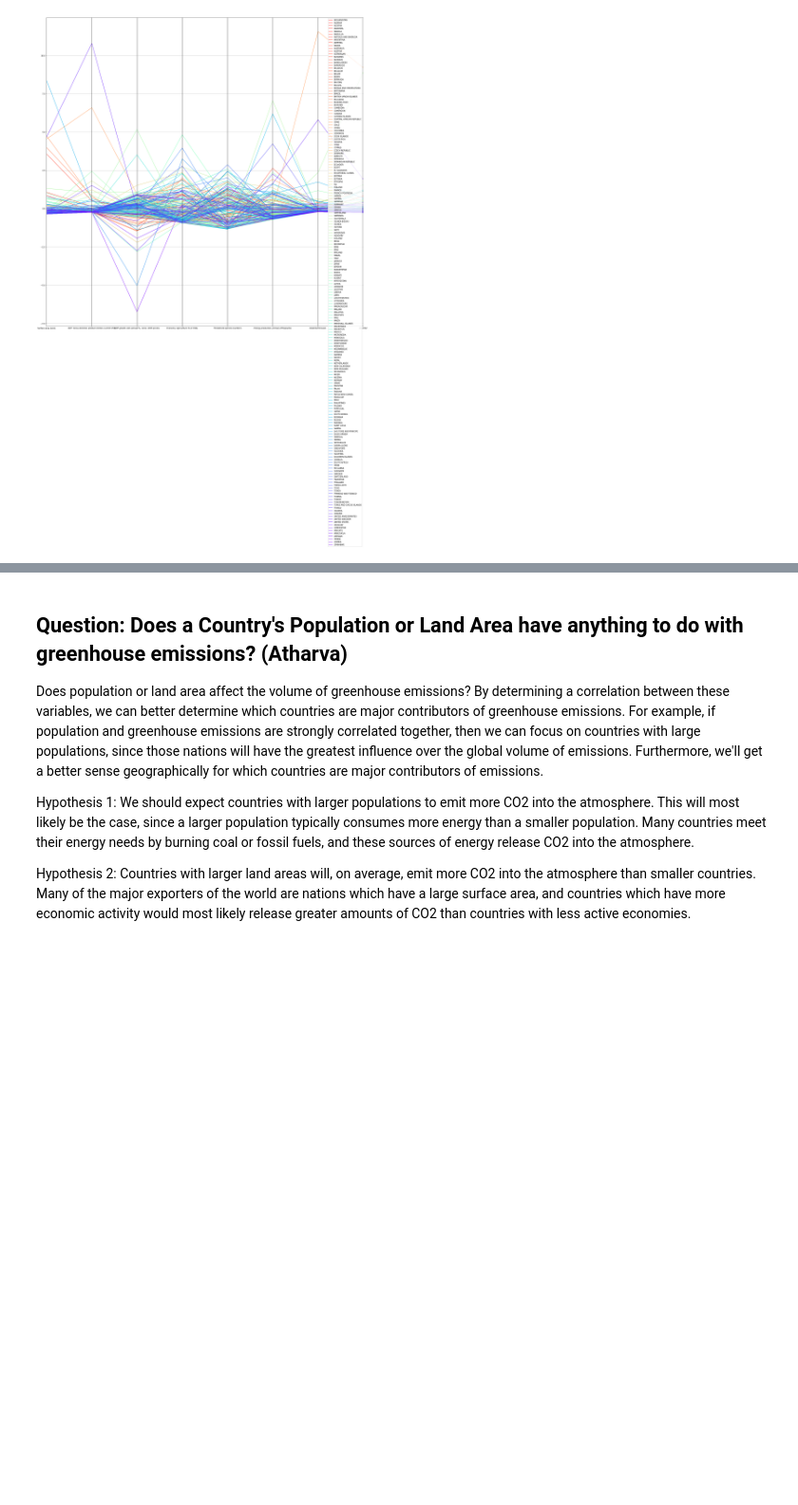
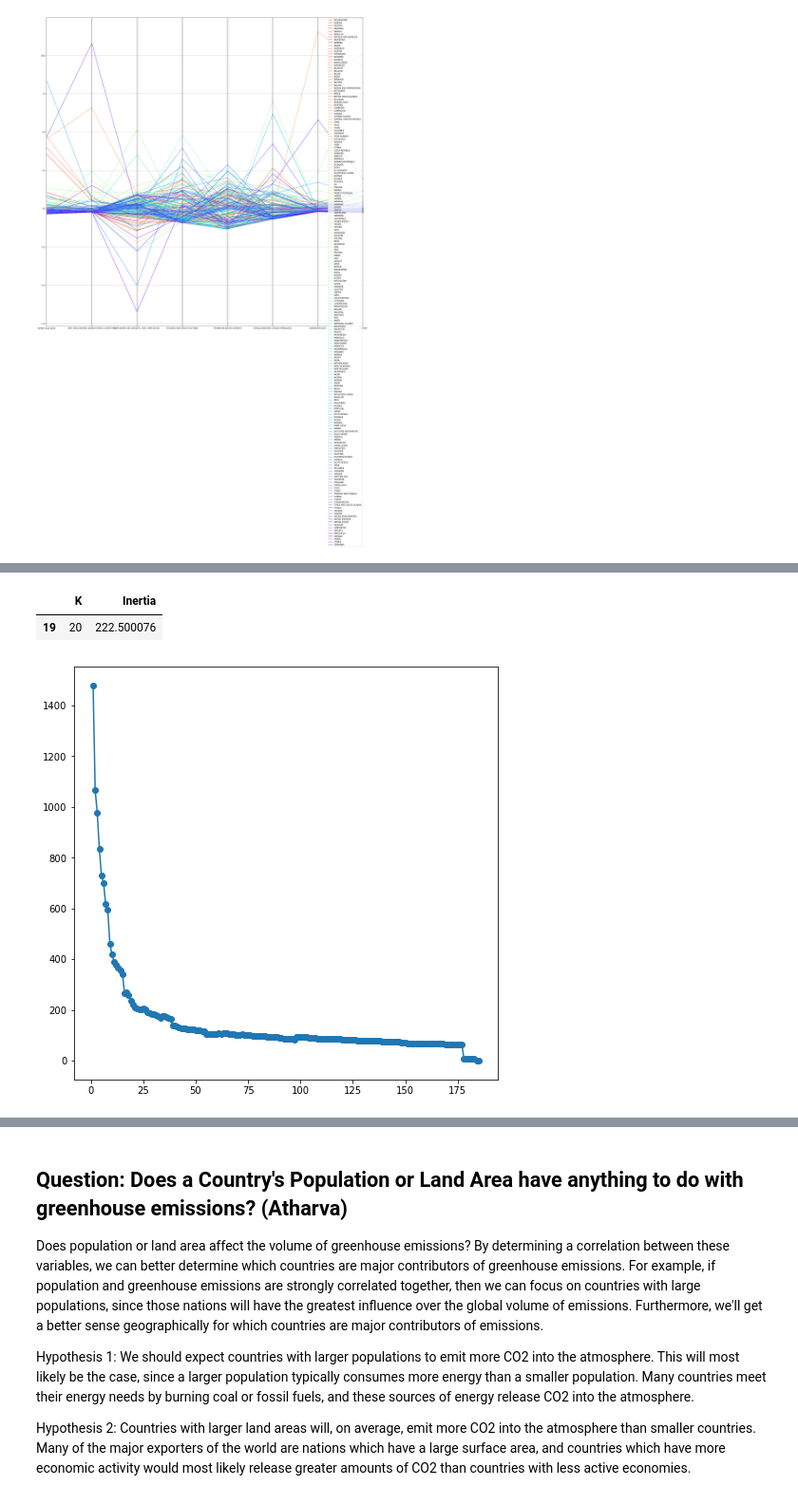
Before and after one commit to melotic/cs3654-project, a Jupyter notebook: Project3.ipynb, the cells around one changed output, grey strips where cells are left out. Shown at 95% size. Cells and saved outputs as stored; diff of their text form; code cells hidden in the pictures; blank space fills up the shorter version.

Commit message:
Finished MDS and clustering analysis

```diff
--- a/Project3.ipynb
+++ b/Project3.ipynb
@@ -324,0 +345,21 @@ for i,r in data2D.iterrows():
+# %%
+# Let's Cluster the data to see how we can group countries together.
+# First, let's find the optimal number of clusters.
+
+kVals = []
+twcv = []
+for k in range(1, len(norm)):
+    centroids = norm.iloc[0:k]
+    km = sklearn.cluster.KMeans(n_clusters=k, init=centroids, n_init=1, max_iter=10)
+    km.fit(norm)
+    kVals.append(k)
+    twcv.append(km.inertia_)
+d = {'K': kVals, 'Inertia': twcv}
+Answer2 = pandas.DataFrame(data=d)
+plt.figure(figsize=(8, 8))
+plt.plot(Answer2.K, Answer2.Inertia, marker='o')
+Answer2[Answer2.K == 20]
+# %% [output]
+|  | K | Inertia |
+| 19 | 20 | 222.500076 |
+[figure, added]
```
Also changed, not shown: parts of 60 cells of this notebook.
